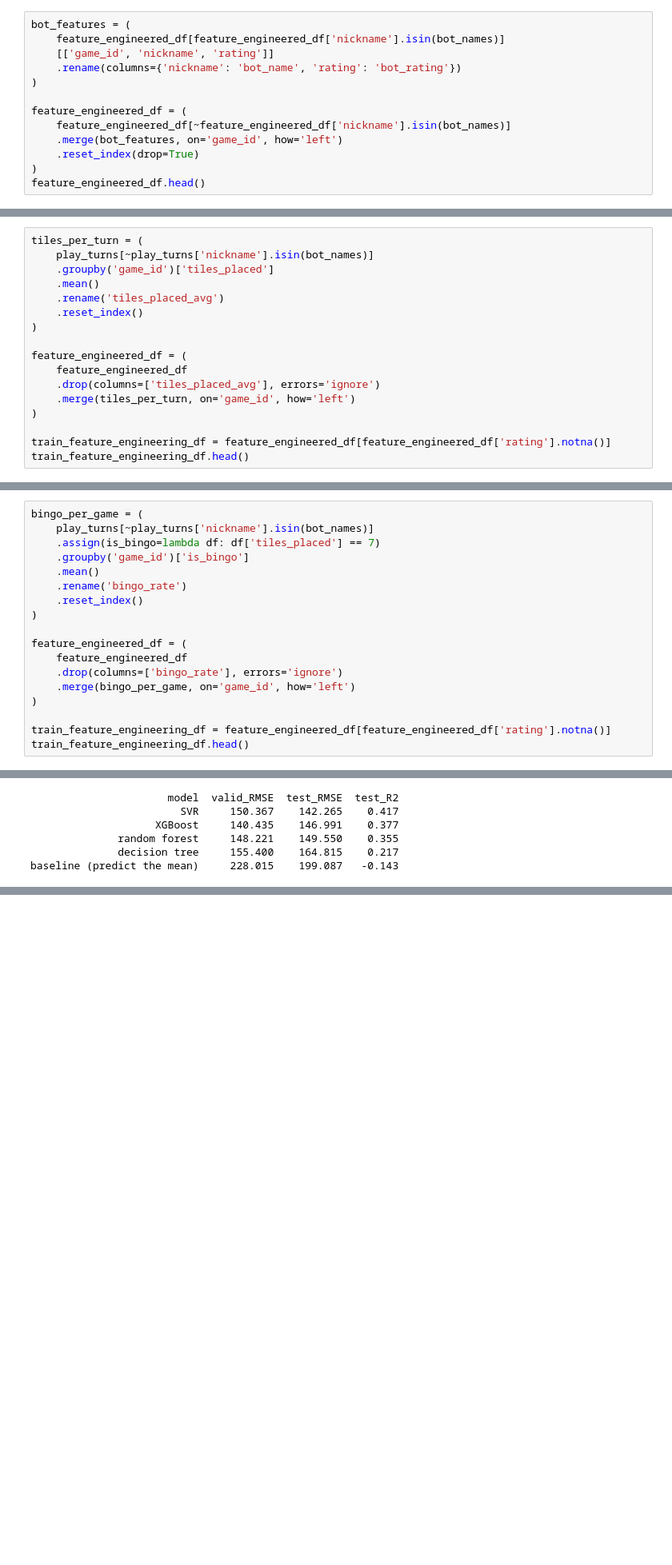
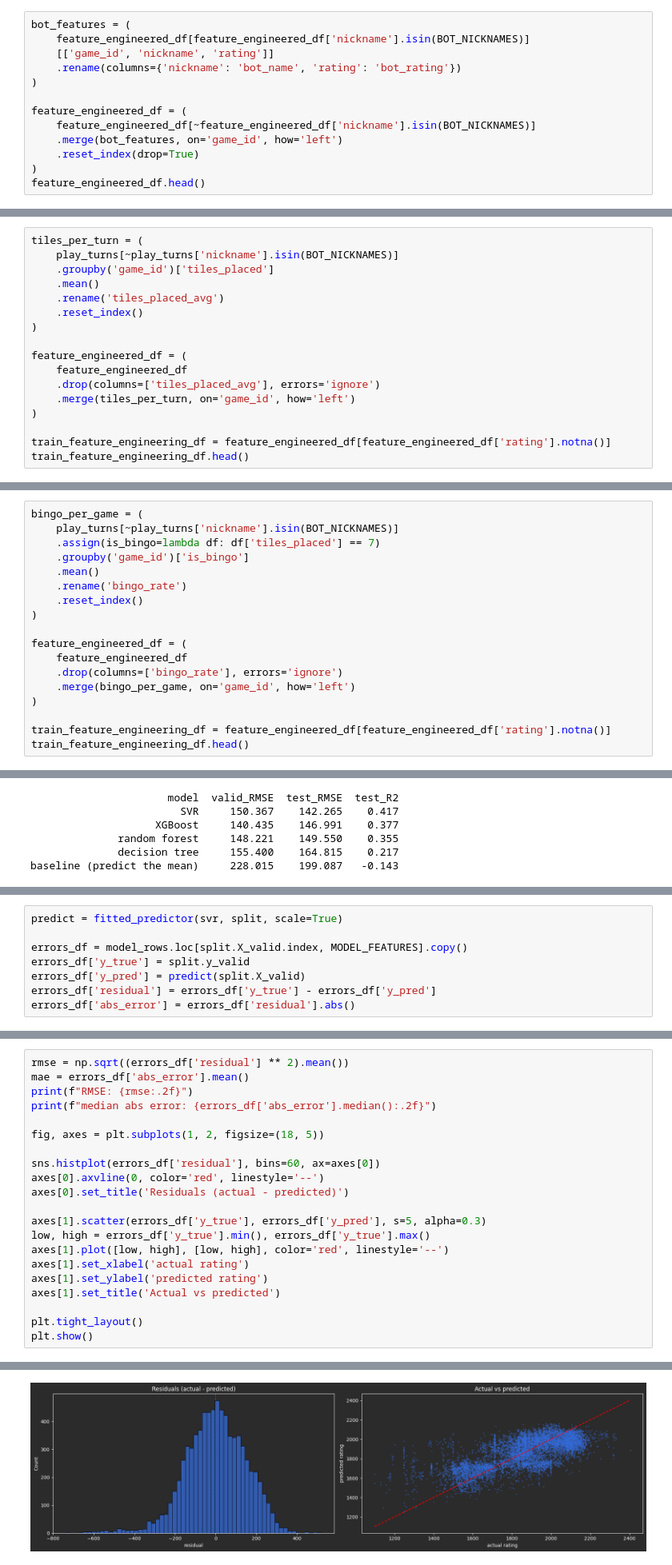
Before and after one commit to eranK12329/Scrabble, a Jupyter notebook: scrabble_project.ipynb, the cells around one changed output, grey strips where cells are left out. Shown at 80% size. Cells and saved outputs as stored; diff of their text form; blank space fills up the shorter version.

```diff
--- a/scrabble_project.ipynb
+++ b/scrabble_project.ipynb
@@ -457,13 +469,13 @@ plt.show()
 [figure]
 # %%
 bot_features = (
-    feature_engineered_df[feature_engineered_df['nickname'].isin(bot_names)]
+    feature_engineered_df[feature_engineered_df['nickname'].isin(BOT_NICKNAMES)]
     [['game_id', 'nickname', 'rating']]
     .rename(columns={'nickname': 'bot_name', 'rating': 'bot_rating'})
 )
 
 feature_engineered_df = (
-    feature_engineered_df[~feature_engineered_df['nickname'].isin(bot_names)]
+    feature_engineered_df[~feature_engineered_df['nickname'].isin(BOT_NICKNAMES)]
     .merge(bot_features, on='game_id', how='left')
     .reset_index(drop=True)
 )
@@ -642,7 +654,7 @@ start, all 9 features: CV RMSE  143.41
 The logic it to check how many tiles a player laid each turn, the more tiles, the better scores
 # %%
 tiles_per_turn = (
-    play_turns[~play_turns['nickname'].isin(bot_names)]
+    play_turns[~play_turns['nickname'].isin(BOT_NICKNAMES)]
     .groupby('game_id')['tiles_placed']
     .mean()
     .rename('tiles_placed_avg')
@@ -669,7 +681,7 @@ train_feature_engineering_df.head()
 The goal is to find bingo frequency per game. Skilled players will have more bingos in a game
 # %%
 bingo_per_game = (
-    play_turns[~play_turns['nickname'].isin(bot_names)]
+    play_turns[~play_turns['nickname'].isin(BOT_NICKNAMES)]
     .assign(is_bingo=lambda df: df['tiles_placed'] == 7)
     .groupby('game_id')['is_bingo']
     .mean()
@@ -1189,0 +1190,8 @@ Final evaluation on the untouched test set established Support Vector Regression
+# %%
+predict = fitted_predictor(svr, split, scale=True)
+
+errors_df = model_rows.loc[split.X_valid.index, MODEL_FEATURES].copy()
+errors_df['y_true'] = split.y_valid
+errors_df['y_pred'] = predict(split.X_valid)
+errors_df['residual'] = errors_df['y_true'] - errors_df['y_pred']
+errors_df['abs_error'] = errors_df['residual'].abs()
@@ -1189,0 +1215,22 @@ Final evaluation on the untouched test set established Support Vector Regression
+# %%
+rmse = np.sqrt((errors_df['residual'] ** 2).mean())
+mae = errors_df['abs_error'].mean()
+print(f"RMSE: {rmse:.2f}")
+print(f"median abs error: {errors_df['abs_error'].median():.2f}")
+
+fig, axes = plt.subplots(1, 2, figsize=(18, 5))
+
+sns.histplot(errors_df['residual'], bins=60, ax=axes[0])
+axes[0].axvline(0, color='red', linestyle='--')
+axes[0].set_title('Residuals (actual - predicted)')
+
+axes[1].scatter(errors_df['y_true'], errors_df['y_pred'], s=5, alpha=0.3)
+low, high = errors_df['y_true'].min(), errors_df['y_true'].max()
+axes[1].plot([low, high], [low, high], color='red', linestyle='--')
+axes[1].set_xlabel('actual rating')
+axes[1].set_ylabel('predicted rating')
+axes[1].set_title('Actual vs predicted')
+
+plt.tight_layout()
+plt.show()
+# %% [output]
@@ -1189,0 +1239 @@ Final evaluation on the untouched test set established Support Vector Regression
+[figure, added]
```
Also changed, not shown: parts of 37 cells of this notebook.
